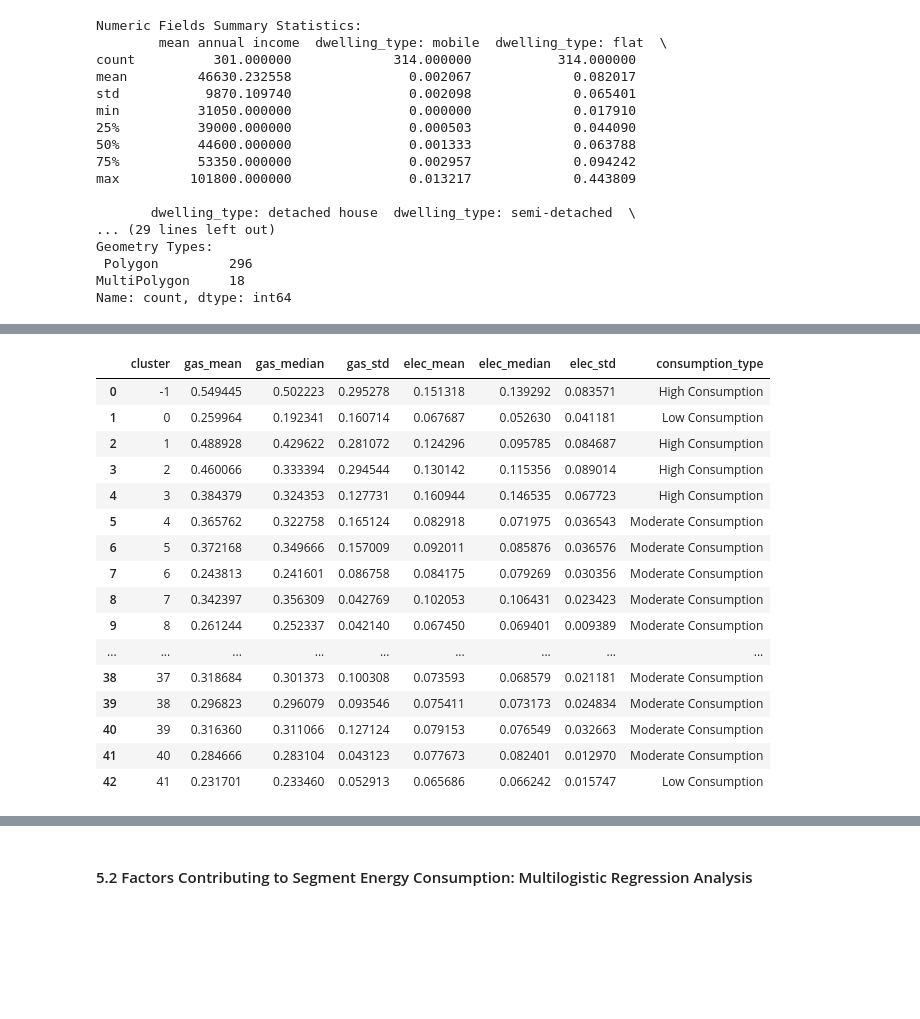
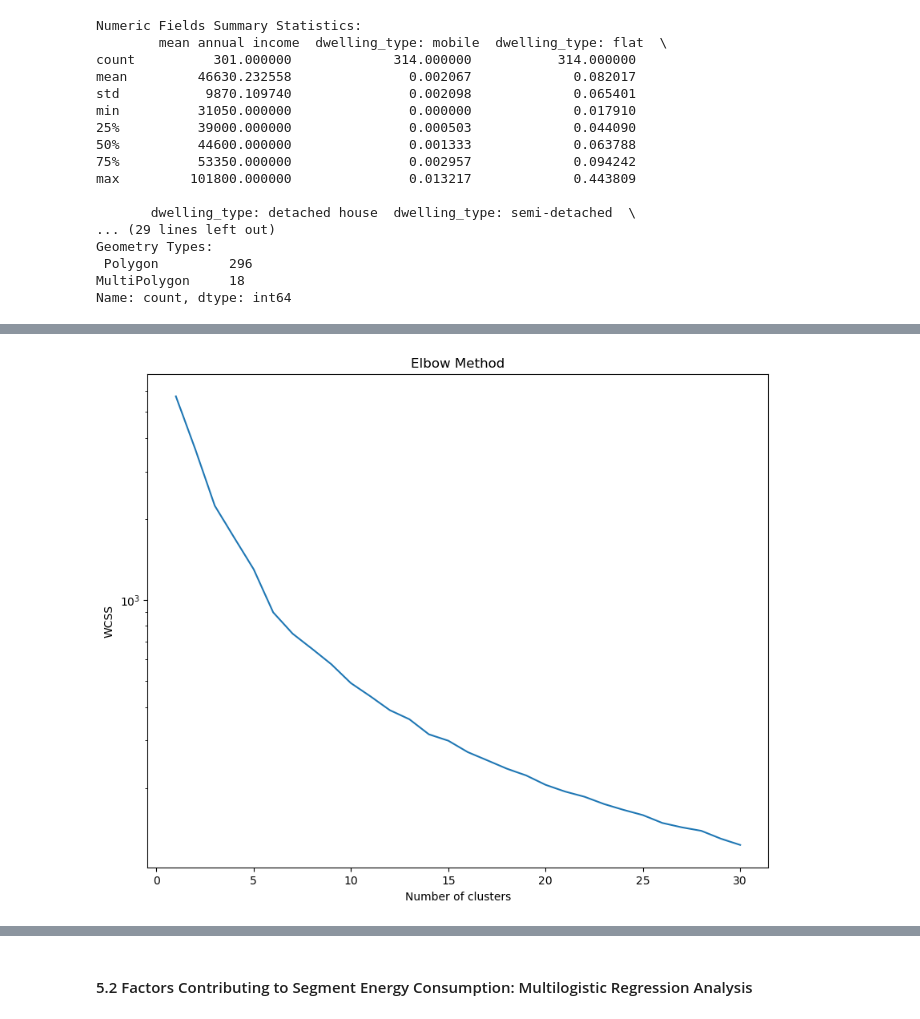
Before and after one commit to NikhilSDesai/SpatialDataScience, a Jupyter notebook: SDS_Analysis/CASA0006_FinalAssignment.ipynb, the cells around one changed output, grey strips where cells are left out. Saved outputs shown, nothing was run; the diff lists cells and outputs as text; code cells hidden in the pictures; blank space fills up the shorter version.

Commit message:
Clustering and Segmentation - 1st Draft

```diff
--- a/SDS_Analysis/CASA0006_FinalAssignment.ipynb
+++ b/SDS_Analysis/CASA0006_FinalAssignment.ipynb
@@ -405,4 +472,3 @@ Segmenting UK energy consumers by behavior is essential for crafting effective e
 # %%
-# read in consumption data
-gdf = gpd.read_file('ukge_consumption.gpkg')
-gdf.head()
+# read in spatial consumption data
+gdf = gpd.read_file('energycon.gpkg')
@@ -488,21 +475,29 @@ plt.show()
-# %%
-# calc info about each cluster
-cluster_summary
-# %% [output]
-|  | cluster | gas_mean | gas_median | gas_std | elec_mean | elec_median | elec_std | consumption_type |
-| 0 | -1 | 0.549445 | 0.502223 | 0.295278 | 0.151318 | 0.139292 | 0.083571 | High Consumption |
-| 1 | 0 | 0.259964 | 0.192341 | 0.160714 | 0.067687 | 0.052630 | 0.041181 | Low Consumption |
-| 2 | 1 | 0.488928 | 0.429622 | 0.281072 | 0.124296 | 0.095785 | 0.084687 | High Consumption |
-| 3 | 2 | 0.460066 | 0.333394 | 0.294544 | 0.130142 | 0.115356 | 0.089014 | High Consumption |
-| 4 | 3 | 0.384379 | 0.324353 | 0.127731 | 0.160944 | 0.146535 | 0.067723 | High Consumption |
-| 5 | 4 | 0.365762 | 0.322758 | 0.165124 | 0.082918 | 0.071975 | 0.036543 | Moderate Consumption |
-| 6 | 5 | 0.372168 | 0.349666 | 0.157009 | 0.092011 | 0.085876 | 0.036576 | Moderate Consumption |
-| 7 | 6 | 0.243813 | 0.241601 | 0.086758 | 0.084175 | 0.079269 | 0.030356 | Moderate Consumption |
-| 8 | 7 | 0.342397 | 0.356309 | 0.042769 | 0.102053 | 0.106431 | 0.023423 | Moderate Consumption |
-| 9 | 8 | 0.261244 | 0.252337 | 0.042140 | 0.067450 | 0.069401 | 0.009389 | Moderate Consumption |
-| ... | ... | ... | ... | ... | ... | ... | ... | ... |
-| 38 | 37 | 0.318684 | 0.301373 | 0.100308 | 0.073593 | 0.068579 | 0.021181 | Moderate Consumption |
-| 39 | 38 | 0.296823 | 0.296079 | 0.093546 | 0.075411 | 0.073173 | 0.024834 | Moderate Consumption |
-| 40 | 39 | 0.316360 | 0.311066 | 0.127124 | 0.079153 | 0.076549 | 0.032663 | Moderate Consumption |
-| 41 | 40 | 0.284666 | 0.283104 | 0.043123 | 0.077673 | 0.082401 | 0.012970 | Moderate Consumption |
-| 42 | 41 | 0.231701 | 0.233460 | 0.052913 | 0.065686 | 0.066242 | 0.015747 | Low Consumption |
+# %%
+#init. values for the spatial clustering
+gdf['x'] = gdf.geometry.x
+gdf['y'] = gdf.geometry.y
+
+# prep data for clustering
+X = gdf[['n_gas_median_cons_kwh', 'n_elec_median_cons_kwh', 'x', 'y']]
+
+# scale features
+scaler = StandardScaler()
+X_scaled = scaler.fit_transform(X)
+# %%
+# elbow analysis
+wcss = []
+for i in range(1, 31):  # Testing cluster numbers from 1 to 30
+    kmeans = KMeans(n_clusters=i, init='k-means++', max_iter=300, n_init=20, random_state=0)
+    kmeans.fit(X_scaled)
+    wcss.append(kmeans.inertia_)
+
+# Plotting the WCSS values
+plt.figure(figsize=(10, 8))
+plt.plot(range(1, 31), wcss)
+plt.title('Elbow Method')
+plt.xlabel('Number of clusters')
+plt.ylabel('WCSS')
+plt.yscale('log')
+plt.show()
+# %% [output]
+[figure, added]
```
Also changed, not shown: parts of 31 cells of this notebook, 5 other files.
